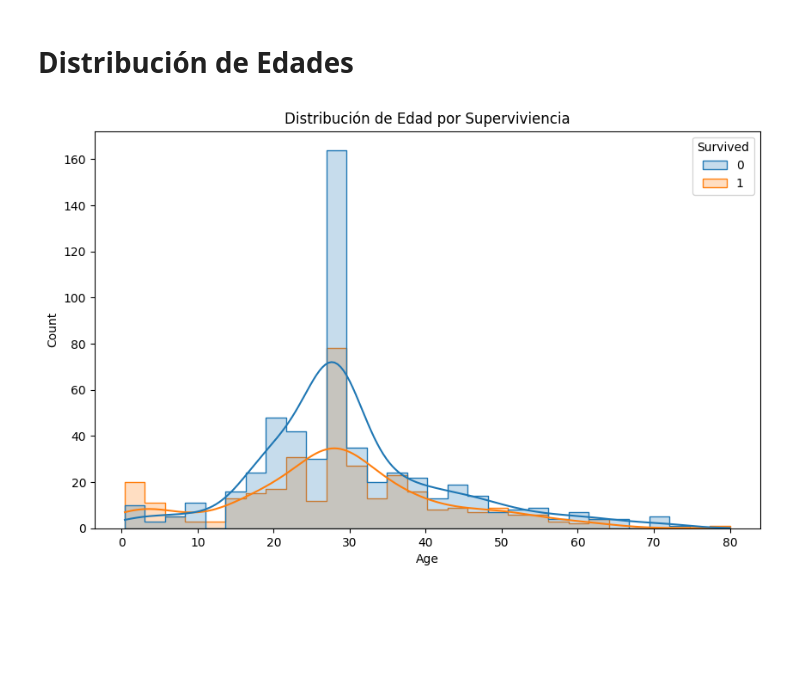
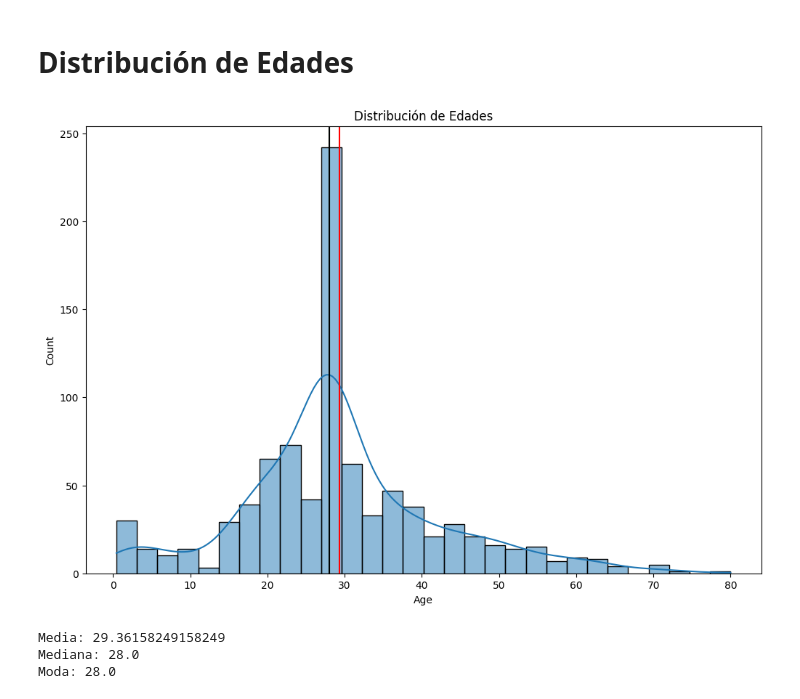
Before and after one commit to CodeFlowBite/aprendizaje_supervisado_Alan_Araiza, a Jupyter notebook: EDA.ipynb, the cells around one changed output. Cells and saved outputs as stored; diff of their text form; code cells hidden in the pictures; blank space fills up the shorter version.

```diff
--- a/EDA.ipynb
+++ b/EDA.ipynb
@@ -41,9 +95,21 @@ Passing `palette` without assigning `hue` is deprecated and will be removed in v
 # %% [markdown]
 # Distribución de Edades
 # %%
-plt.figure(figsize=(10,6))
-sns.histplot(data=df, x='Age', hue= 'Survived', kde=True, element='step')
-plt.title('Distribución de Edad por Superviviencia')
+plt.figure(figsize = (12, 8))
+
+sns.histplot(df, x = 'Age', kde = True)
+plt.title('Distribución de Edades')
+plt.axvline(df['Age'].mean(), color = 'red')
+plt.axvline(df['Age'].median(), color = 'green')
+plt.axvline(df['Age'].mode()[0], color = 'black')
 plt.show()
+
+# Print the results
+print(f"Media: {df['Age'].mean()}")
+print(f"Mediana: {df['Age'].median()}")
+print(f"Moda: {df['Age'].mode()[0]}")
 # %% [output]
-[figure, old version]
+[figure, new version]
+Media: 29.36158249158249
+Mediana: 28.0
+Moda: 28.0
```
Also changed, not shown: parts of 27 cells of this notebook.
